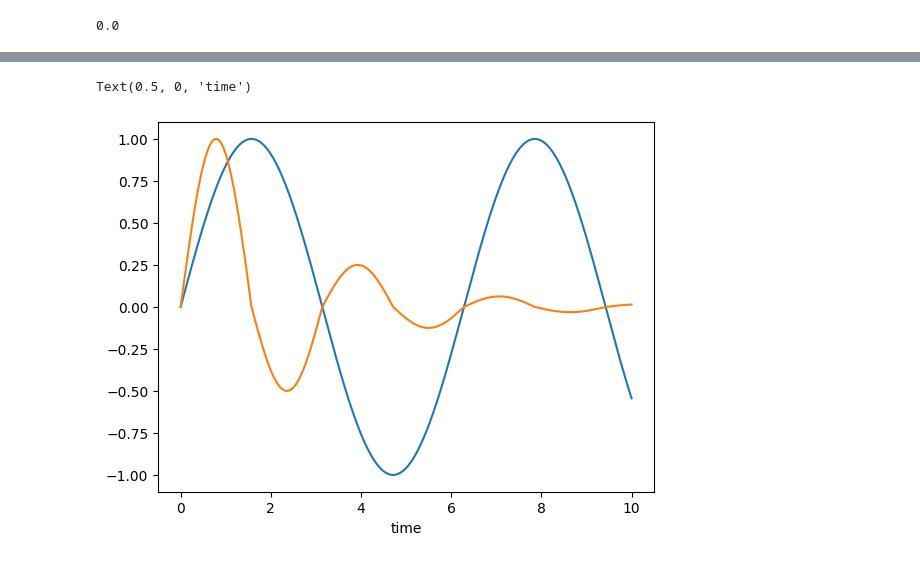
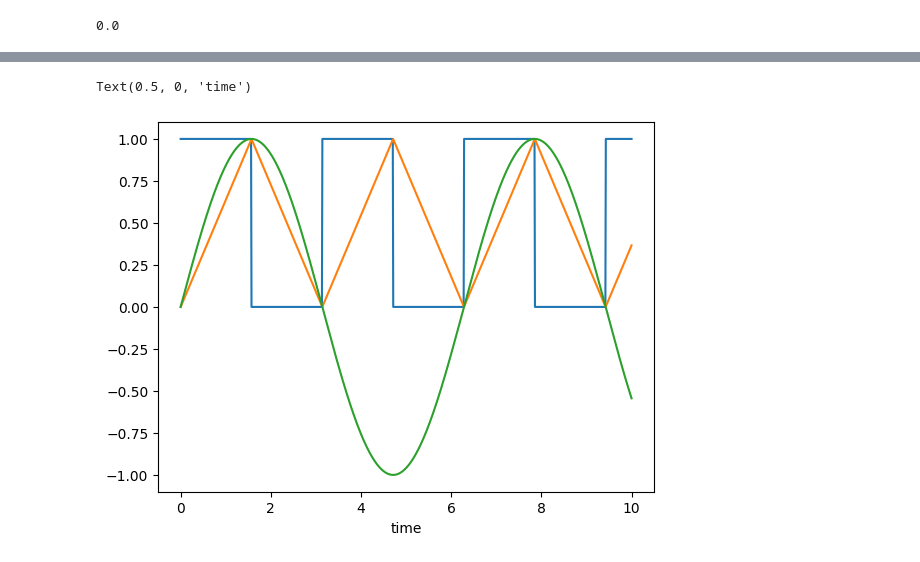
Before and after one commit to Kschloms/Ultra-fast-final-pres, a Jupyter notebook: 250515_Notebookversion of it.ipynb, the cells around one changed output, grey strips where cells are left out. Cells and saved outputs as stored; diff of their text form; code cells hidden in the pictures.

```diff
--- a/250515_Notebookversion of it.ipynb
+++ b/250515_Notebookversion of it.ipynb
@@ -31,7 +31,8 @@ def sin_envelope_decay_exp(time, tau=10):
 
 
 def saw_envelope (time): #sawtooth
-    time = (time + np.pi/2) / (2 * np.pi)
+    time = time * 2
+    time = (time + np.pi) / (2 * np.pi)
     return 1 - np.abs(2*(time - np.floor(time + 0.5)))
 
 def saw_envelope_decay(time):
@@ -55,7 +56,8 @@ def saw_envelope_decay(time):
 
 #squarewave
 def square_envelope(time): #sawtooth
-    time = time * 2 #* 2 *np.pi
+    epsilon = 0.0000001
+    time = time * 2 +epsilon #* 2 *np.pi
     return (np.sign(np.sin(time)) + 1)/2
 
 def square_envelope_decay(time):
@@ -95,7 +97,7 @@ class M:
     #Defining Exponential
     def plotAs(self):
         fig, ax = plt.subplots()
-        #print(self.envelope(0),np.pi*self.ts/self.T )
+        print(self.envelope(np.pi*self.ts/self.T) )
         ax.plot(self.ts,self.envelope(np.pi*self.ts/self.T)**2, label='Envelope$^2$')
         ax.set_title("Vector potential" + 'N_cycles = ' + str(self.Nc) + ', eps = ' + str(self.eps))
         label_list = ['x','y','z']
@@ -230,18 +269,13 @@ Text(0, 0.5, 'amplitude')
 # %%
-def sin_envelope_decay(time):
-    time = time *2
-    cycles = time  / np.pi  # decay every π (half sine period)
-    n = np.floor(cycles)   # which step
-    decay = 1 / (2 ** n)   # stepwise decay: 1, 1/2, 1/4, ...
-    return np.sin(time) * decay
+
 
 times_test = np.linspace(0,10,1000)
 #plt.plot(times_test,square_envelope(times_test)**2)
-#plt.plot(times_test,square_envelope(times_test))
-#plt.plot(times_test,saw_envelope(times_test))
+plt.plot(times_test,square_envelope(times_test))
+plt.plot(times_test,saw_envelope(times_test))
 plt.plot(times_test,sin_envelope(times_test))
-plt.plot(times_test,sin_envelope_decay(times_test))
+#plt.plot(times_test,sin_envelope_decay(times_test))
 plt.xlabel("time")
 # %% [output]
 Text(0.5, 0, 'time')
-[figure, old version]
+[figure, new version]
```
Also changed, not shown: parts of 5 cells of this notebook.
